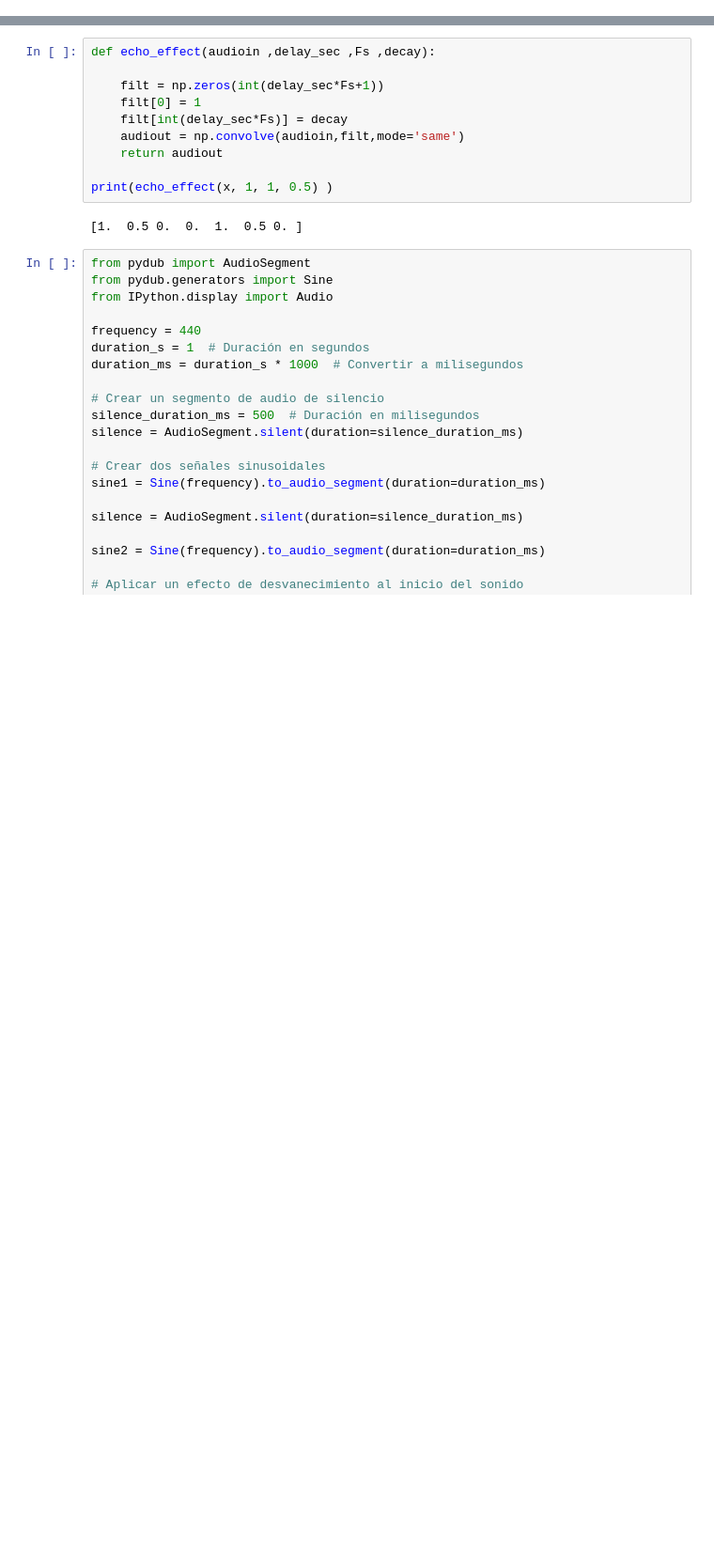
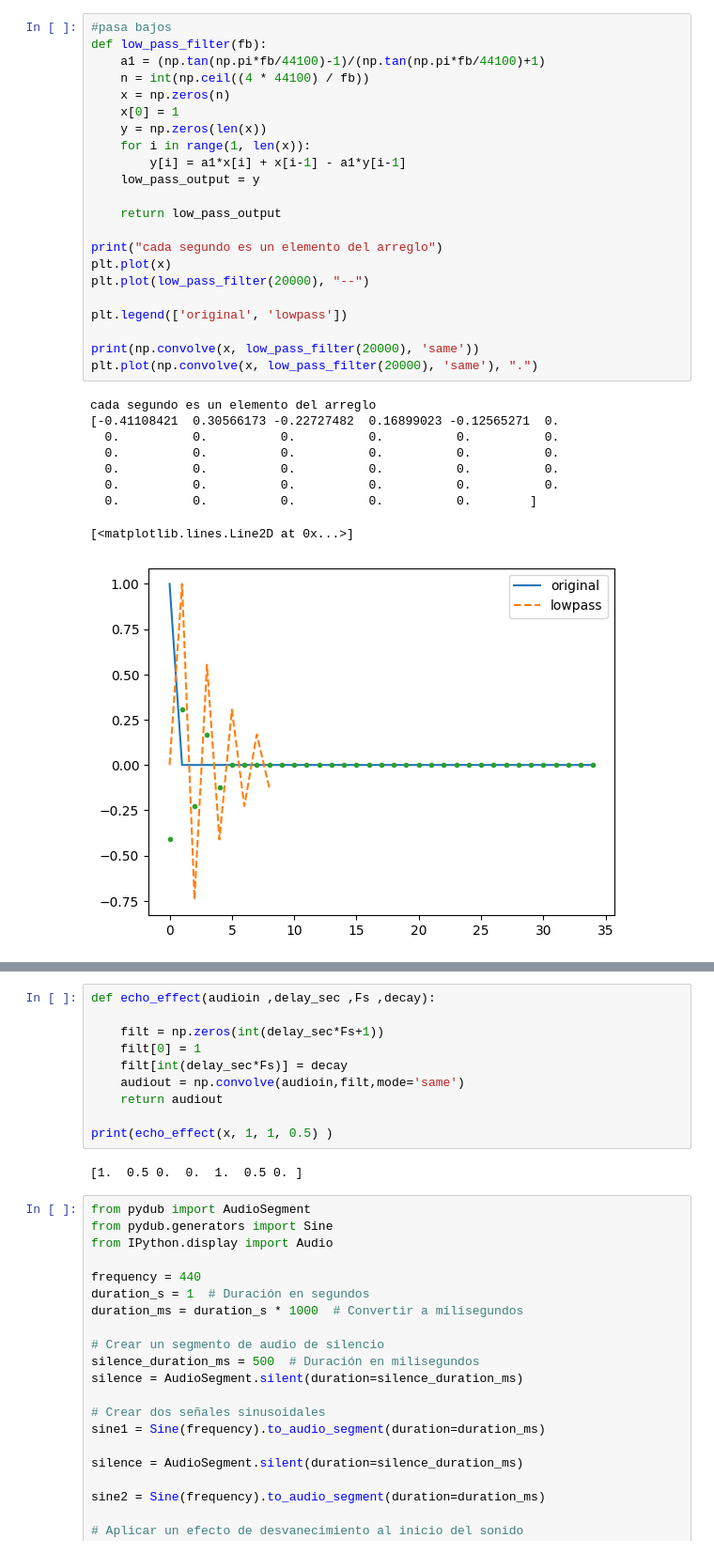
Before and after one commit to agus-fshr/assd-tp-2, a Jupyter notebook: backend/effects/prueba efectos.ipynb, the cells around one changed output, grey strips where cells are left out. Shown at 94% size. Saved outputs shown, nothing was run; the diff lists cells and outputs as text; blank space fills up the shorter version.

Commit message:
Reverb lowpass, not working

```diff
--- a/backend/effects/prueba efectos.ipynb
+++ b/backend/effects/prueba efectos.ipynb
@@ -31,0 +33,32 @@ cada segundo es un elemento del arreglo
+# %%
+#pasa bajos
+def low_pass_filter(fb):
+    a1 = (np.tan(np.pi*fb/44100)-1)/(np.tan(np.pi*fb/44100)+1)
+    n = int(np.ceil((4 * 44100) / fb))
+    x = np.zeros(n)
+    x[0] = 1
+    y = np.zeros(len(x))
+    for i in range(1, len(x)):
+        y[i] = a1*x[i] + x[i-1] - a1*y[i-1]
+    low_pass_output = y
+
+    return low_pass_output
+
+print("cada segundo es un elemento del arreglo")
+plt.plot(x)
+plt.plot(low_pass_filter(20000), "--")
+
+plt.legend(['original', 'lowpass'])
+
+print(np.convolve(x, low_pass_filter(20000), 'same'))
+plt.plot(np.convolve(x, low_pass_filter(20000), 'same'), ".")
+# %% [output]
+cada segundo es un elemento del arreglo
+[-0.41108421  0.30566173 -0.22727482  0.16899023 -0.12565271  0.
+  0.          0.          0.          0.          0.          0.
+  0.          0.          0.          0.          0.          0.
+  0.          0.          0.          0.          0.          0.
+  0.          0.          0.          0.          0.          0.
+  0.          0.          0.          0.          0.        ]
+[<matplotlib.lines.Line2D at 0x...>]
+[figure, added]
```
Also changed, not shown: parts of 6 cells of this notebook, 2 other files.
